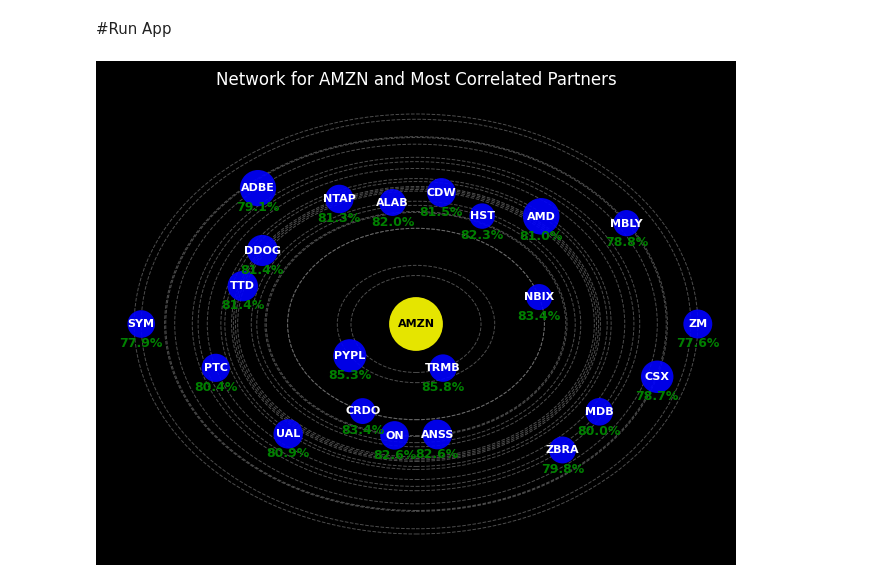
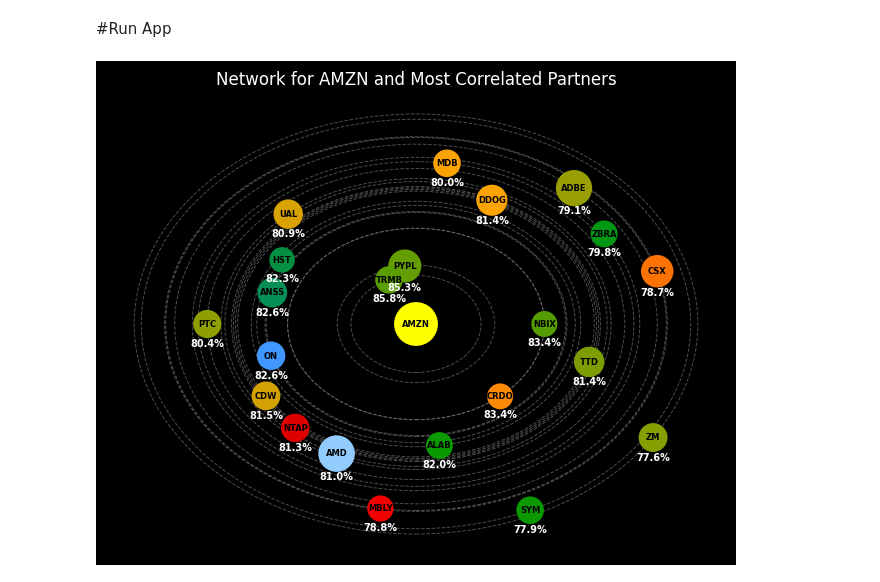
Before and after one commit to Risskr/Stock-App, a Jupyter notebook: StocksApp.ipynb, the cells around one changed output. Cells and saved outputs as stored; diff of their text form; code cells hidden in the pictures.

```diff
--- a/StocksApp.ipynb
+++ b/StocksApp.ipynb
@@ -207,6 +209,29 @@ filtered_nasdaq_df = nasdaq_df[
     nasdaq_df['ticker'].isin(common_df['Code']) &
     nasdaq_df['ticker'].isin(min_market_cap_df['code'])
 ]
+# %%
+# --- Calculate Daily Change and Volatility ---
+# This section calculates the daily percentage change for each stock and then
+# determines the standard deviation (volatility) over the last 6 months.
+# It also gets the price change for the most recent day to color the nodes.
+
+# Sort by ticker and date to ensure correct percentage change calculation
+filtered_nasdaq_df = filtered_nasdaq_df.sort_values(by=['ticker', 'date']).copy()
+
+# Calculate daily percentage change in adjusted_close
+filtered_nasdaq_df['daily_change'] = filtered_nasdaq_df.groupby('ticker')['adjusted_close'].pct_change()
+
+# Calculate Volatility (Standard Deviation) over the last 6 months
+end_date_vol = filtered_nasdaq_df['date'].max()
+start_date_vol = end_date_vol - pd.DateOffset(months=6)
+
+volatility_df = filtered_nasdaq_df[(filtered_nasdaq_df['date'] >= start_date_vol) & (filtered_nasdaq_df['date'] <= end_date_vol)]
+std_devs = volatility_df.groupby('ticker')['daily_change'].std().to_dict()
+
+# Get the last day's price change for each stock
+last_date = filtered_nasdaq_df['date'].max()
+last_day_data = filtered_nasdaq_df[filtered_nasdaq_df['date'] == last_date]
+last_day_changes = last_day_data.set_index('ticker')['daily_change'].to_dict()
 # %% [markdown]
 # Function: Correlation Coeficient for entire stock data set
 # %%
@@ -665,14 +711,14 @@ def plot_ticker_network_visual(correlated_data, source_ticker):
 # %%
 # Example usage with the sixMonth_correlation_data
 min_nodes = 4
 max_nodes = 50
 threshold_percent = 0.9
 
-exclude_financials = True
-range_months = 3
+
 ticker = 'AMZN'
 
 processed_data = process_stock_correlations(unified_factor_df, min_market_cap_df, min_nodes, max_nodes, threshold_percent)
-plot_ticker_network_visual(processed_data, ticker)
+# The new data dictionaries are now passed to the plotting function
+plot_ticker_network_visual(processed_data, ticker, std_devs, last_day_changes, min_market_cap_df)
 # %% [output]
-[figure, old version]
+[figure, new version]
```
Also changed, not shown: parts of 3 cells of this notebook.
